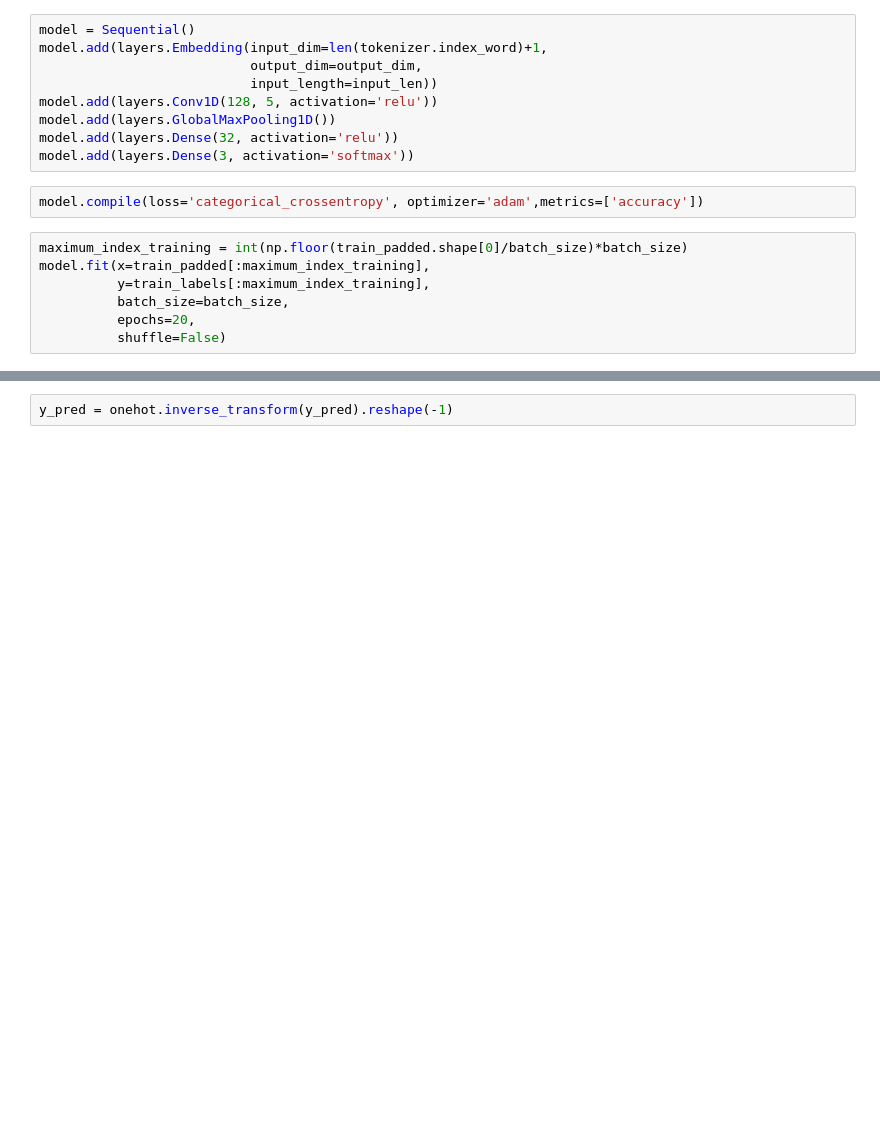
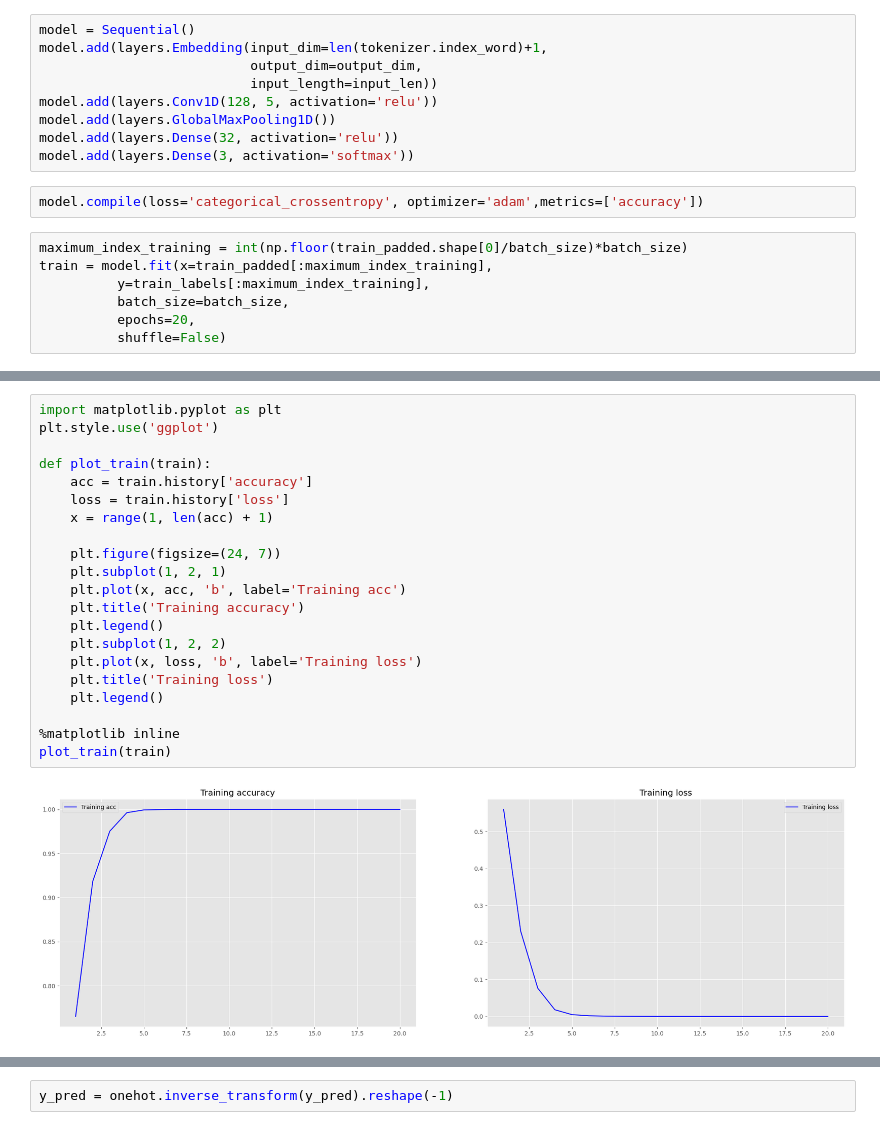
Before and after one commit to iqbalelbadra/Sentiment-Analysis, a Jupyter notebook: Train/modelCNN.ipynb, the cells around one changed output, grey strips where cells are left out. Drawn from its saved outputs; the diff is of its cells as text; blank space fills up the shorter version.

```diff
--- a/Train/modelCNN.ipynb
+++ b/Train/modelCNN.ipynb
@@ -164,7 +164,7 @@ model.add(layers.Dense(3, activation='softmax'))
 model.compile(loss='categorical_crossentropy', optimizer='adam',metrics=['accuracy'])
 # %%
 maximum_index_training = int(np.floor(train_padded.shape[0]/batch_size)*batch_size)
-model.fit(x=train_padded[:maximum_index_training],
+train = model.fit(x=train_padded[:maximum_index_training],
           y=train_labels[:maximum_index_training],
           batch_size=batch_size,
           epochs=20,
@@ -191,3 +190,26 @@ Epoch 20/20
+# %%
+import matplotlib.pyplot as plt
+plt.style.use('ggplot')
+
+def plot_train(train):
+    acc = train.history['accuracy']
+    loss = train.history['loss']
+    x = range(1, len(acc) + 1)
+
+    plt.figure(figsize=(24, 7))
+    plt.subplot(1, 2, 1)
+    plt.plot(x, acc, 'b', label='Training acc')
+    plt.title('Training accuracy')
+    plt.legend()
+    plt.subplot(1, 2, 2)
+    plt.plot(x, loss, 'b', label='Training loss')
+    plt.title('Training loss')
+    plt.legend()
+
+%matplotlib inline
+plot_train(train)
+# %% [output]
+[figure, added]
 # %%
 y_pred = model.predict(val_padded,batch_size=1)
 # %% [output]
```
Also changed, not shown: parts of 5 cells of this notebook, 4 other files.
